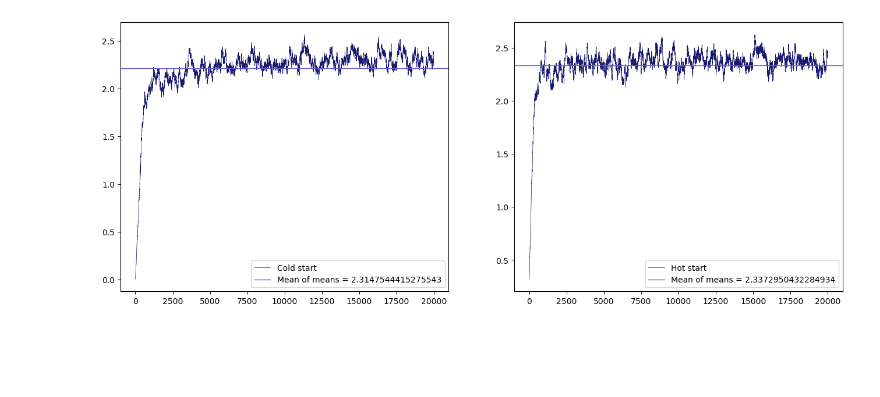
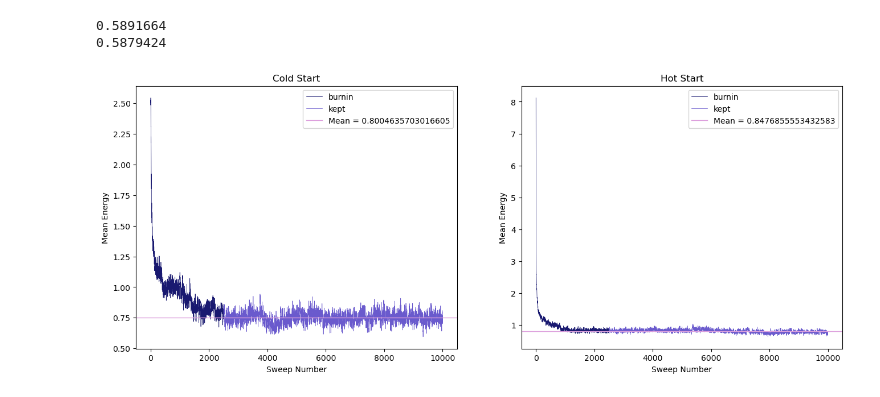
Before and after one commit to nliu880/bee-well, a Jupyter notebook: nicole.ipynb, the cells around one changed output. Saved outputs shown, nothing was run; the diff lists cells and outputs as text; code cells hidden in the pictures; blank space fills up the shorter version.

```diff
--- a/nicole.ipynb
+++ b/nicole.ipynb
@@ -166,33 +150,47 @@ plt.show()
-# %%
-# previous iteration was with a cold setting
-# now rerun and compare with hot, where the initial path is random
-
-mean_energies_hot = []
-prob_histogram_hot = np.zeros(n_xbins)
-x_path_hot = np.array([np.random.random() for i in range(ntau)])
-n_accept_hot = 0
-
-for i in tqdm.tqdm(range(sweeps)):
-    n_accept_hot = mcmc(x_path_hot, mean_energies_hot, prob_histogram_hot, n_accept_hot)
-
-mean_energies_cold = []
-prob_histogram_cold = np.zeros(n_xbins)
-x_path_cold = np.zeros(ntau)
-n_accept_cold = 0
-
-for i in tqdm.tqdm(range(sweeps)):
-    n_accept_cold = mcmc(x_path_cold, mean_energies_cold, prob_histogram_cold, n_accept_cold)
 # %%
+# NEW CELL TO HELP FIGURE OU WHAT XPATH SHOULD BE !
+
+ntau = 500
+sweeps = 10000
+
+mean_energies_hot = []
+prob_histogram_hot = np.zeros(n_xbins)
+x_path_hot = [8 * np.random.random_sample() - 4 for i in range(ntau)]
+n_accept_hot = 0
+
+for i in tqdm.tqdm(range(sweeps)):
+    n_accept_hot = mcmc(x_path_hot, mean_energies_hot, prob_histogram_hot, n_accept_hot, tau = 500, hitsize = 1)
+
+mean_energies_cold = []
+prob_histogram_cold = np.zeros(n_xbins)
+x_path_cold = np.zeros(ntau)
+n_accept_cold = 0
+
+for i in tqdm.tqdm(range(sweeps)):
+    n_accept_cold = mcmc(x_path_cold, mean_energies_cold, prob_histogram_cold, n_accept_cold, tau = 500, hitsize = 1)
+
+print(n_accept_hot / (sweeps * ntau))
+print(n_accept_cold / (sweeps * ntau))
+
 fig, ax = plt.subplots(1, 2, figsize = (16, 6))
 
-ax[0].plot(range(len(mean_energies_cold)), mean_energies_cold, lw = 0.5, color = 'midnightblue', label = 'Cold start')
-ax[0].axhline(np.mean(mean_energies_cold), lw = 1, color = 'slateblue', label = 'Mean of means = {}'.format(np.mean(mean_energies)))
+ax[0].plot(range(len(mean_energies_cold))[:2500], mean_energies_cold[:2500], lw = 0.5, color = 'midnightblue', label = 'burnin')
+ax[0].plot(range(len(mean_energies_cold))[2500:], mean_energies_cold[2500:], lw = 0.5, color = 'slateblue', label = 'kept')
+ax[0].axhline(np.mean(mean_energies_cold[2500:]), lw = 1, color = 'plum', label = 'Mean = {}'.format(np.mean(mean_energies_cold)))
+ax[0].set_xlabel('Sweep Number')
+ax[0].set_ylabel('Mean Energy')
+ax[0].set_title('Cold Start')
 ax[0].legend()
 
-ax[1].plot(range(len(mean_energies_hot)), mean_energies_hot, lw = 0.5, color = 'midnightblue', label = 'Hot start')
-ax[1].axhline(np.mean(mean_energies_hot), lw = 1, color = 'slateblue', label = 'Mean of means = {}'.format(np.mean(mean_energies_hot)))
+ax[1].plot(range(len(mean_energies_hot))[:2500], mean_energies_hot[:2500], lw = 0.5, color = 'midnightblue', label = 'burnin')
+ax[1].plot(range(len(mean_energies_hot))[2500:], mean_energies_hot[2500:], lw = 0.5, color = 'slateblue', label = 'kept')
+ax[1].axhline(np.mean(mean_energies_hot[2500:]), lw = 1, color = 'plum', label = 'Mean = {}'.format(np.mean(mean_energies_hot)))
+ax[1].set_xlabel('Sweep Number')
+ax[1].set_ylabel('Mean Energy')
+ax[1].set_title('Hot Start')
 ax[1].legend()
-
 plt.show()
 # %% [output]
+0.5891664
+0.5879424
-[figure, old version]
+[figure, new version]
```
Also changed, not shown: parts of 23 cells of this notebook.
